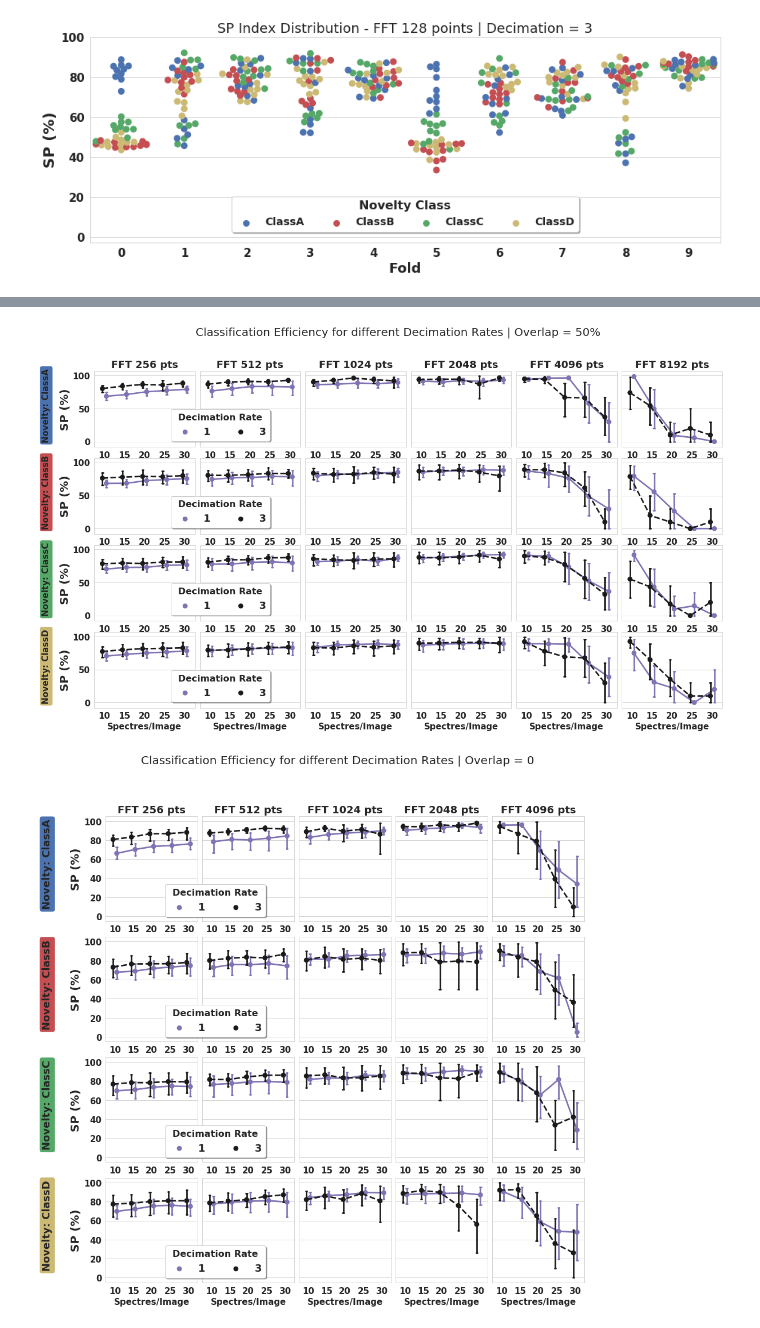
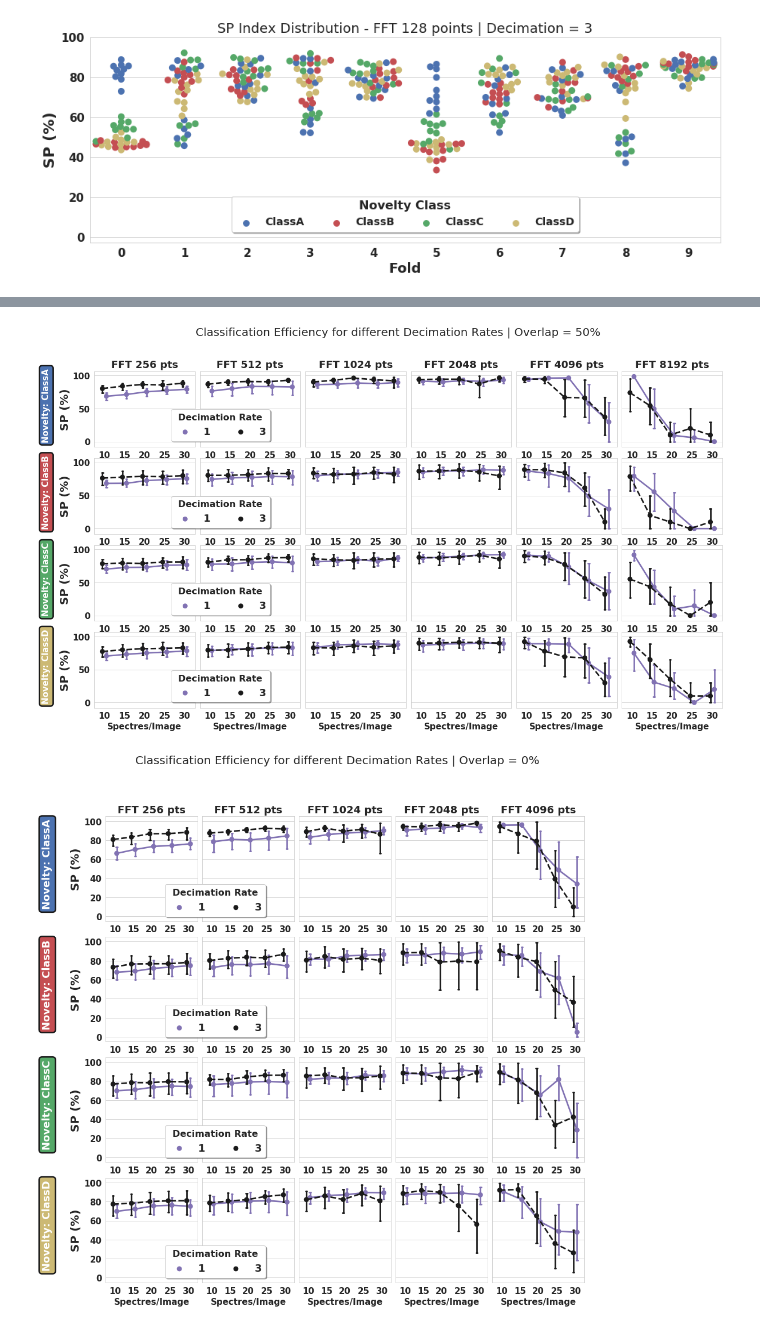
Before and after one commit to natmourajr/SonarAnalysis, a Jupyter notebook: Packages/StationarityAnalysis/Cnn_Analysis/LofarParamsClassificationResults.ipynb, the cells around one changed output, grey strips where cells are left out. Drawn from its saved outputs; the diff is of its cells as text; code cells hidden in the pictures.

```diff
--- a/Packages/StationarityAnalysis/Cnn_Analysis/LofarParamsClassificationResults.ipynb
+++ b/Packages/StationarityAnalysis/Cnn_Analysis/LofarParamsClassificationResults.ipynb
@@ -690,9 +619,9 @@ for i, qtd in enumerate(qtd_list):
     #     ax.set_title('%i Spectres' % (i_qtd), fontsize=20)
         class_map = ['ClassA', 'ClassB', 'ClassC', 'ClassD']
         color_map = {0:'b',1:'r',2:'g',3:'y'}
-        bbox_props = dict(boxstyle="round,pad=0.3", fc=color_map[nv], ec="w", lw=2)
+        bbox_props = dict(boxstyle="round,pad=0.3", fc=color_map[nv], ec="k", lw=2.5)
         if i == 0:
-            t = ax.text(-2.45, 65, "Novelty: %s" % class_map[nv], ha="left", va="center", rotation=90,
+            t = ax.text(-2.45, 65, "Novelty: %s" % class_map[nv], color="white", ha="left", va="center", rotation=90,
                         size=18,
                         bbox=bbox_props)
 
@@ -753,9 +682,9 @@ for i, qtd in enumerate(qtd_list):
     #     ax.set_title('%i Spectres' % (i_qtd), fontsize=20)
         class_map = ['ClassA', 'ClassB', 'ClassC', 'ClassD']
         color_map = {0:'b',1:'r',2:'g',3:'y'}
-        bbox_props = dict(boxstyle="round,pad=0.3", fc=color_map[nv], ec="w", lw=2)
+        bbox_props = dict(boxstyle="round,pad=0.3", fc=color_map[nv], ec="k", lw=2.5)
         if i == 0:
-            t = ax.text(-3.10, 55, "Novelty: %s" % class_map[nv], ha="left", va="center", rotation=90,
+            t = ax.text(-3.10, 53, "Novelty: %s" % class_map[nv], color="white", ha="left", va="center", rotation=90,
                         size=15,
                         bbox=bbox_props)
 
@@ -817,9 +746,10 @@ for i, qtd in enumerate(qtd_list):
     #     ax.set_title('%i Spectres' % (i_qtd), fontsize=20)
         class_map = ['ClassA', 'ClassB', 'ClassC', 'ClassD']
         color_map = {0:'b',1:'r',2:'g',3:'y'}
-        bbox_props = dict(boxstyle="round,pad=0.3", fc=color_map[nv], ec="w", lw=2)
+
         if i == 0:
-            t = ax.text(-3.10, 55, "Novelty: %s" % class_map[nv], ha="left", va="center", rotation=90,
+            bbox_props = dict(boxstyle="round,pad=0.3", fc=color_map[nv], ec="k", lw=2.5)
+            t = ax.text(-3.10, 55, "Novelty: %s" % class_map[nv], color="white", ha="left", va="center", rotation=90,
                         size=15,
                         bbox=bbox_props)
 
@@ -881,9 +811,9 @@ for i, qtd in enumerate(qtd_list):
     #     ax.set_title('%i Spectres' % (i_qtd), fontsize=20)
         class_map = ['ClassA', 'ClassB', 'ClassC', 'ClassD']
         color_map = {0:'b',1:'r',2:'g',3:'y'}
-        bbox_props = dict(boxstyle="round,pad=0.3", fc=color_map[nv], ec="w", lw=2)
+        bbox_props = dict(boxstyle="round,pad=0.3", fc=color_map[nv], ec="k", lw=2.5)
         if i == 0:
-            t = ax.text(-3.10, 55, "Novelty: %s" % class_map[nv], ha="left", va="center", rotation=90,
+            t = ax.text(-3.10, 55, "Novelty: %s" % class_map[nv],color="white", ha="left", va="center", rotation=90,
                         size=15,
                         bbox=bbox_props)
 
@@ -908,7 +838,7 @@ for i, qtd in enumerate(qtd_list):
     fig.suptitle('Classification Efficiency for different Decimation Rates | Overlap = 50%', fontsize=20);
 fig.savefig('overlap_dec_run_256_8192.png', dpi = 300, bbox_inches='tight')
 # %% [output]
-[figure, old version]
+[figure, new version]
 # %%
 %matplotlib inline
 qtd_list=[256, 512,1024,2048, 4096]; decimation=1; overlap=0
@@ -940,37 +870,37 @@ for i, qtd in enumerate(qtd_list):
             ax.set_ylabel('' , fontsize=1, weight='bold')
 
         leg_handles = ax.get_legend_handles_labels()[0]
     #     ax.set_title('%i Spectres' % (i_qtd), fontsize=20)
         class_map = ['ClassA', 'ClassB', 'ClassC', 'ClassD']
         color_map = {0:'b',1:'r',2:'g',3:'y'}
-        bbox_props = dict(boxstyle="round,pad=0.3", fc=color_map[nv], ec="w", lw=2)
+        bbox_props = dict(boxstyle="round,pad=0.3", fc=color_map[nv], ec="k", lw=2.5)
         if i == 0:
-            t = ax.text(-3.95, 55, "Novelty: %s" % class_map[nv], ha="left", va="center", rotation=90,
+            t = ax.text(-3.95, 55, "Novelty: %s" % class_map[nv],color="white", ha="left", va="center", rotation=90,
                         size=18,
                         bbox=bbox_props)
 
         if i == 1:
             legend = ax.legend(handles=leg_handles,
                                bbox_to_anchor=(0.8,-0.055),
                                ncol=2,
                                #labels=['3', '1'],
                                #mode="expand",
                                borderaxespad=1,
                                shadow=True,
                                frameon=True,
                                fancybox=True,
                                title='Decimation Rate',
                                fontsize=18,
                                loc='lower right')
             legend.get_title().set_fontsize(16)
         else:
             ax.get_legend().set_visible(False)
 
     fig.subplots_adjust(hspace=0.15, wspace=0.05)
-    fig.suptitle('Classification Efficiency for different Decimation Rates | Overlap = 0', fontsize=20);
+    fig.suptitle('Classification Efficiency for different Decimation Rates | Overlap = 0%', fontsize=20);
 fig.savefig('dec_run_256_4096.png', dpi = 300, bbox_inches='tight')
 # %% [output]
-[figure, old version]
+[figure, new version]
 # %%
 %matplotlib inline
 qtd=256; decimation=3; overlap=0
```
Also changed, not shown: parts of 11 cells of this notebook.
